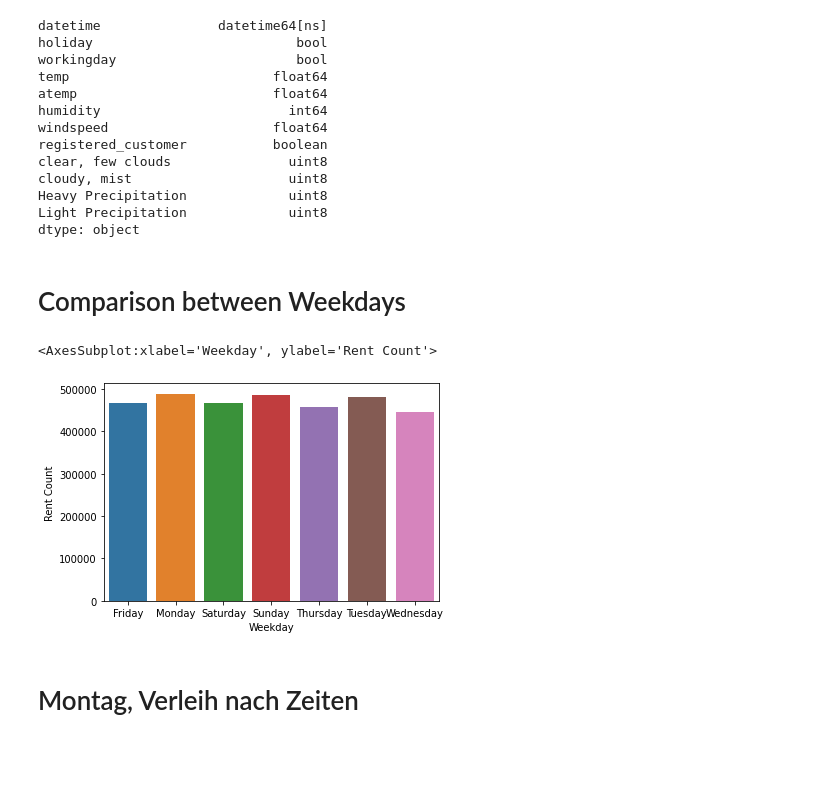
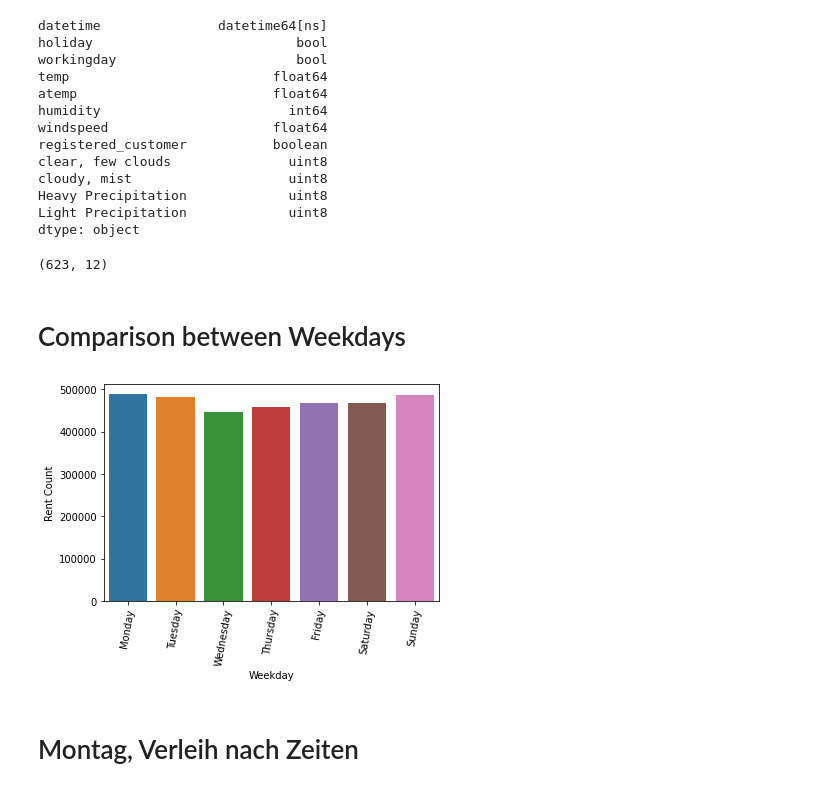
Before and after one commit to LeonBeyer123/Business_Intelligence, a Jupyter notebook: Aufgabe 1.ipynb, the cells around one changed output. Cells and saved outputs as stored; diff of their text form; code cells hidden in the pictures; blank space fills up the shorter version.

```diff
--- a/Aufgabe 1.ipynb
+++ b/Aufgabe 1.ipynb
@@ -137,3 +123,10 @@ subset = dataset.loc[dataset["humidity"] == 0]
+# %%
+#Remove rows with Value 0 in Humidty
+subset = dataset.loc[dataset["humidity"] == 0]
+subset.shape
+dataset = dataset[dataset.humidity!= 0]
+# %% [output]
+(623, 12)
 # %%
 dataset['Dates'] = pd.to_datetime(dataset['datetime']).dt.date
 dataset['Time'] = pd.to_datetime(dataset['datetime']).dt.time
@@ -142,12 +135,13 @@ dataset['Weekday'] = pd.to_datetime(dataset['datetime']).dt.day_name()
 # %% [markdown]
 # Comparison between Weekdays
 # %%
-weekdayset = dataset.groupby(["Weekday"]).size().to_frame("Rent Count")
-weekdayset
-sns.barplot(data=weekdayset, x=weekdayset.index, y="Rent Count")
+orderlist = ['Monday', 'Tuesday', 'Wednesday', 'Thursday', 'Friday', 'Saturday', 'Sunday']
+weekdayset = dataset.groupby(["Weekday"]).size().to_frame("Rent Count").reindex(orderlist)
+weekfig = sns.barplot(data=weekdayset, x=weekdayset.index, y="Rent Count")
+weekfig.set_xticklabels((weekdayset.index), Rotation=80)
+plt.show(weekfig)
 # %% [output]
-<AxesSubplot:xlabel='Weekday', ylabel='Rent Count'>
-[figure, old version]
+[figure, new version]
 # %% [markdown]
 # Montag, Verleih nach Zeiten
 # %%
```
Also changed, not shown: parts of 5 cells of this notebook.
